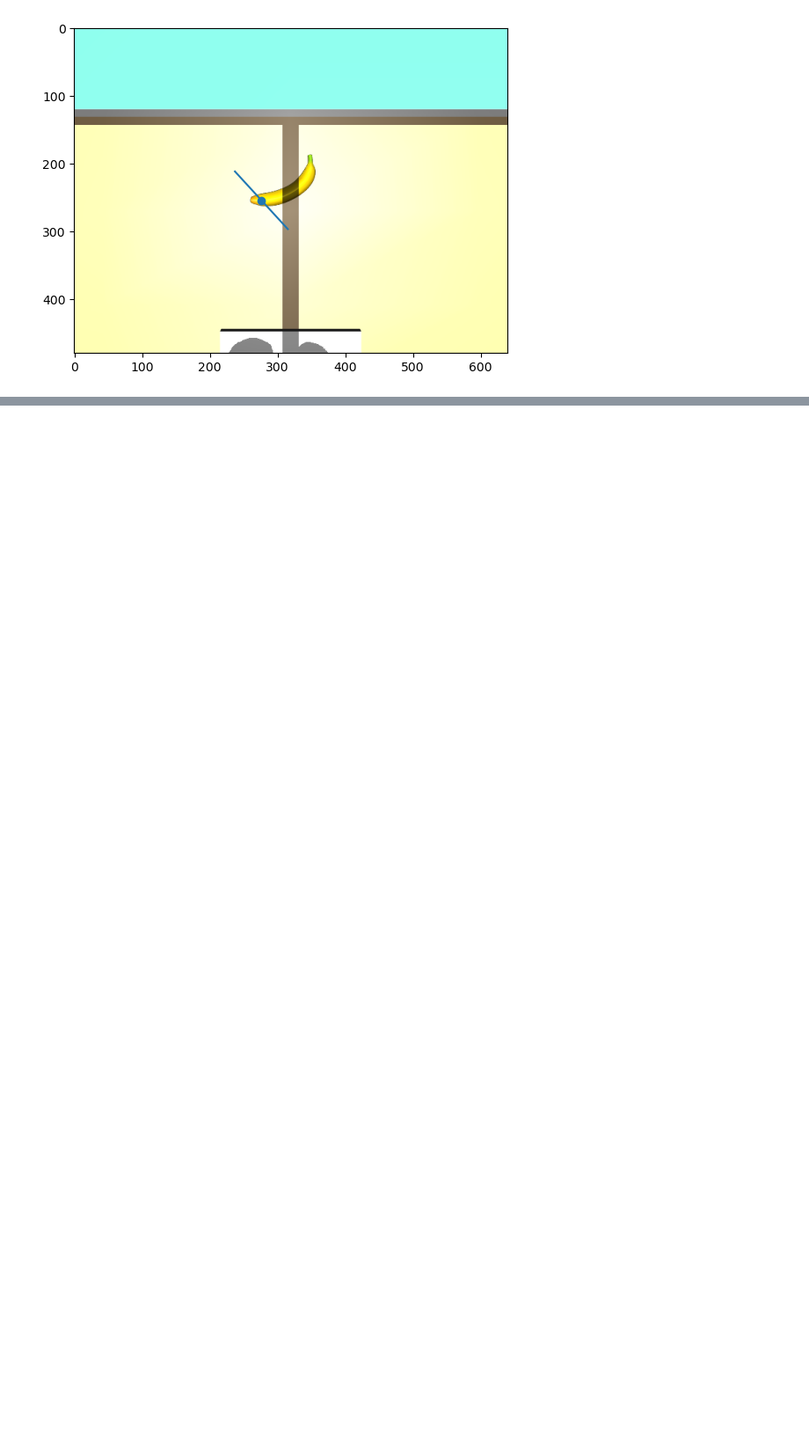
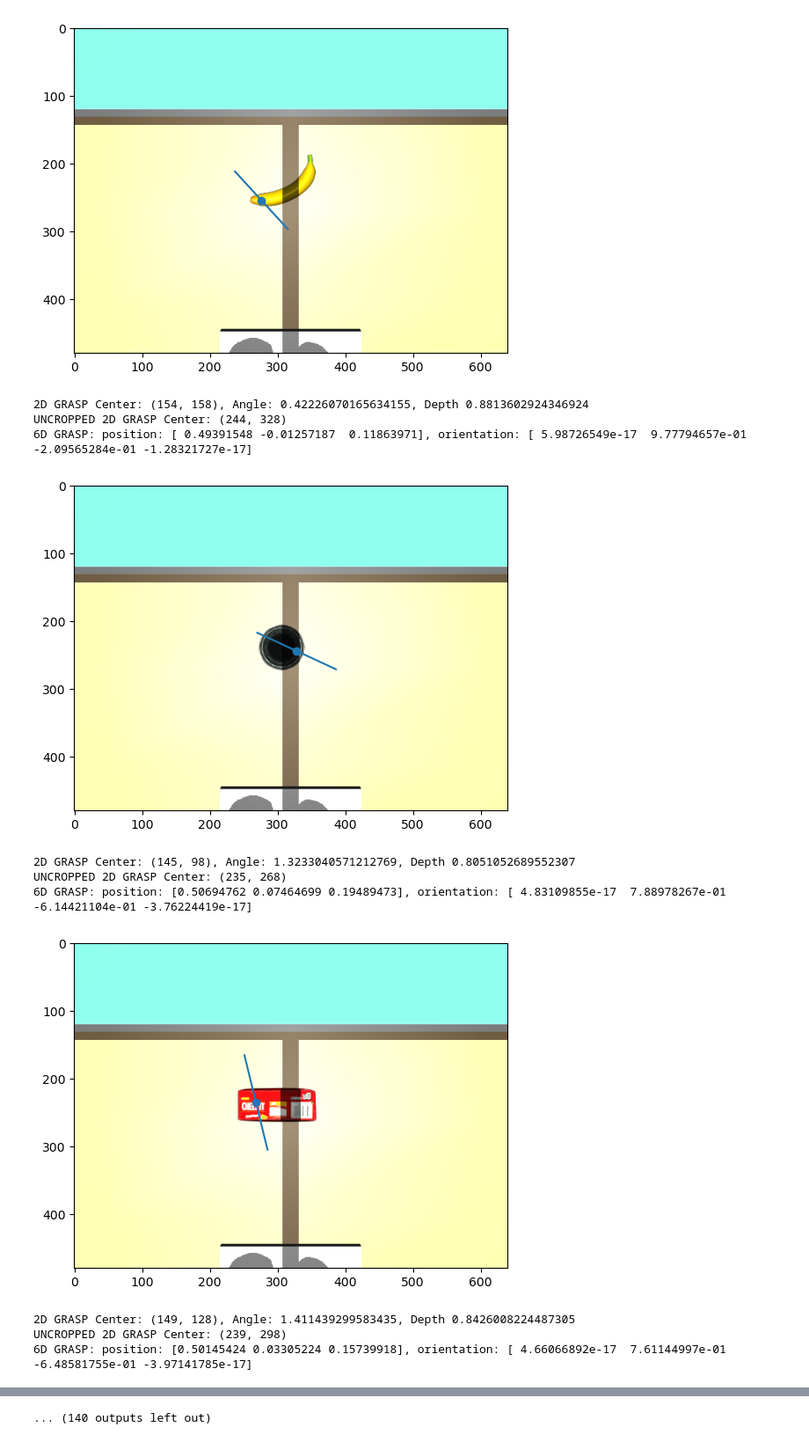
Before and after one commit to m0dd0/ggcnn, a Jupyter notebook: notebooks/01_simulation_inference.ipynb, the cells around one changed output, grey strips where cells are left out. Shown at 88% size. Cells and saved outputs as stored; diff of their text form; code cells hidden in the pictures; blank space fills up the shorter version.

```diff
--- a/notebooks/01_simulation_inference.ipynb
+++ b/notebooks/01_simulation_inference.ipynb
@@ -52,27 +55,39 @@ plt.show()
 # %% [output]
 [figure]
 # %%
-for i in range(50):
+for i in range(len(dataset)):
     sample = dataset[i]
     grasps = ggcnn_get_grasp(
         sample.depth,
         sample.cam_intrinsics,
         sample.cam_pos,
         Rotation.from_matrix(sample.cam_rot).as_quat()[[3, 0, 1, 2]],
         50,
         sample.segmentation,
     )
 
     fig, ax = plt.subplots()
 
     vis.world_grasps_ax(
         ax,
         sample.rgb,
         grasps[0].position,
         grasps[0].orientation,
         sample.cam_intrinsics,
         sample.cam_rot,
         sample.cam_pos,
     )
 
     plt.show()
+# %% [output]
+2D GRASP Center: (154, 158), Angle: 0.42226070165634155, Depth 0.8813602924346924
+UNCROPPED 2D GRASP Center: (244, 328)
+6D GRASP: position: [ 0.49391548 -0.01257187  0.11863971], orientation: [ 5.98726549e-17  9.77794657e-01 -2.09565284e-01 -1.28321727e-17]
+[figure, added]
+2D GRASP Center: (145, 98), Angle: 1.3233040571212769, Depth 0.8051052689552307
+UNCROPPED 2D GRASP Center: (235, 268)
+6D GRASP: position: [0.50694762 0.07464699 0.19489473], orientation: [ 4.83109855e-17  7.88978267e-01 -6.14421104e-01 -3.76224419e-17]
+[figure, added]
+2D GRASP Center: (149, 128), Angle: 1.411439299583435, Depth 0.8426008224487305
+UNCROPPED 2D GRASP Center: (239, 298)
+6D GRASP: position: [0.50145424 0.03305224 0.15739918], orientation: [ 4.66066892e-17  7.61144997e-01 -6.48581755e-01 -3.97141785e-17]
@@ -78,0 +107 @@ for i in range(50):
+... (140 outputs left out)
```
Also changed, not shown: parts of 3 cells of this notebook.
